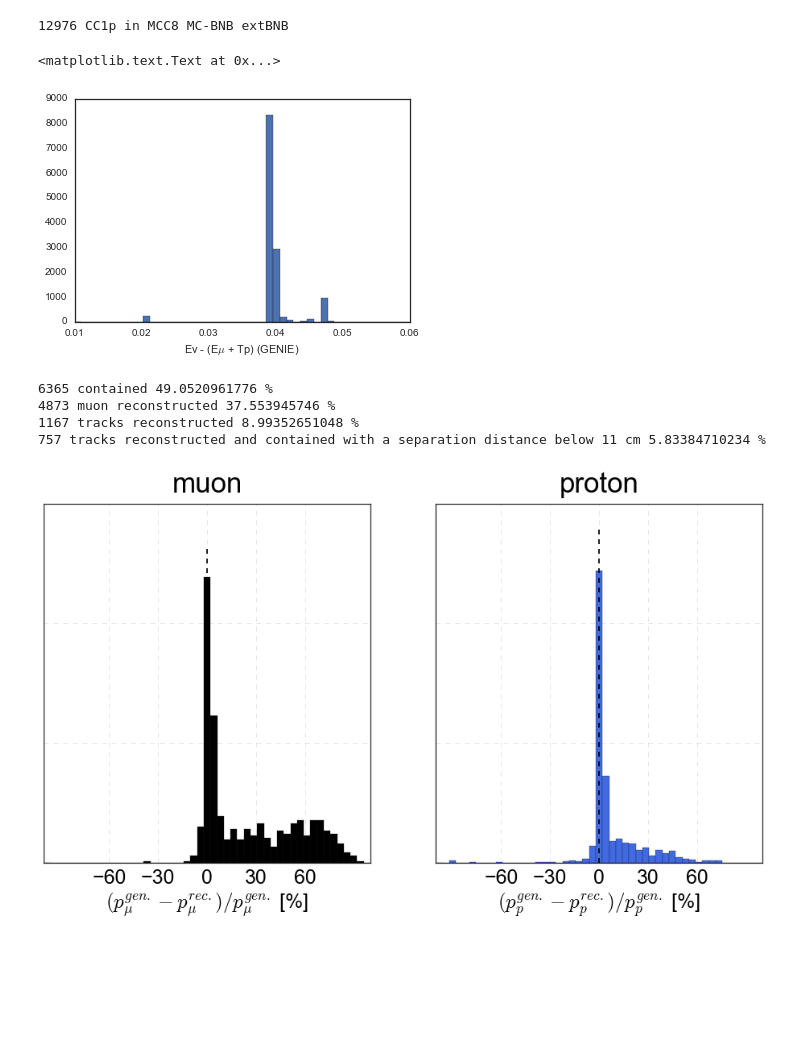
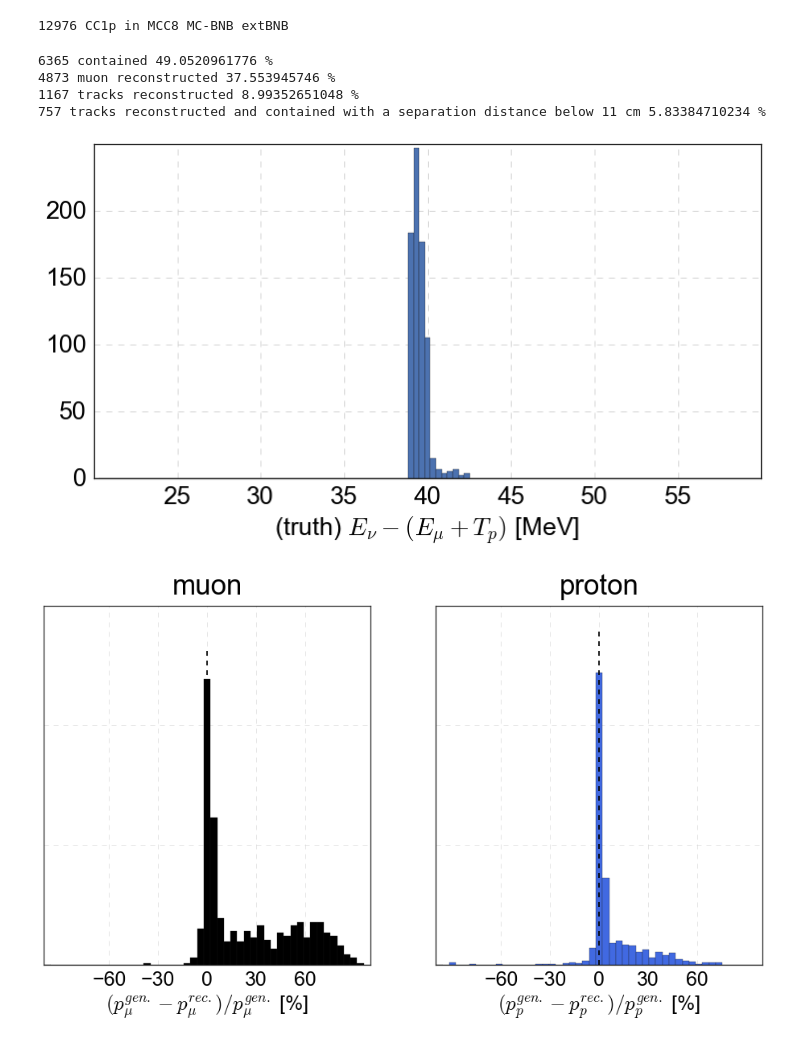
Before and after one commit to erezcoh4/AnalysisTreesInformation, a Jupyter notebook: CCQEPackage/notebooks/AnalysisReport/MomentumCorrection.ipynb, the cells around one changed output. Cells and saved outputs as stored; diff of their text form; code cells hidden in the pictures; blank space fills up the shorter version.

```diff
--- a/CCQEPackage/notebooks/AnalysisReport/MomentumCorrection.ipynb
+++ b/CCQEPackage/notebooks/AnalysisReport/MomentumCorrection.ipynb
@@ -13,14 +13,6 @@ MCC8_MCBNB_extBNB = pd.read_csv('/Users/erezcohen/Desktop/uBoone/analysis/ccqe_c
 print len(MCC8_MCBNB_extBNB),'CC1p in MCC8 MC-BNB extBNB'
 # %% [output]
 12976 CC1p in MCC8 MC-BNB extBNB
-# %%
-x = MCC8_MCBNB_extBNB['truth_Ev']-(MCC8_MCBNB_extBNB['truth_Emu']+MCC8_MCBNB_extBNB['truth_Ep']-0.939)
-plt.hist(x,bins=np.linspace(0.01,0.06,50));
-plt.xlabel('Ev - (E$\\mu$ + Tp) (GENIE)')
-# plt.text(0.2,1000,'%.3f'%(np.mean(x)))
-# %% [output]
-<matplotlib.text.Text at 0x...>
-[figure, removed]
 # %%
 MCC8_MCBNB_extBNBIsVertexContained = MCC8_MCBNB_extBNB[MCC8_MCBNB_extBNB.IsVertexContained==True]
 print len(MCC8_MCBNB_extBNBIsVertexContained),'contained',(100*float(len(MCC8_MCBNB_extBNBIsVertexContained))/len(MCC8_MCBNB_extBNB)),'%'
@@ -36,6 +28,17 @@ print len(GENIECC1p_in_FV_close_proximity),'tracks reconstructed and contained w
 4873 muon reconstructed 37.553945746 %
 1167 tracks reconstructed 8.99352651048 %
 757 tracks reconstructed and contained with a separation distance below 11 cm 5.83384710234 %
+# %%
+x = GENIECC1p_in_FV_close_proximity['truth_Ev']-(GENIECC1p_in_FV_close_proximity['truth_Emu']+GENIECC1p_in_FV_close_proximity['truth_Ep']-0.939)
+fig,ax=plt.subplots(figsize=(12,6))
+ax.hist(1000*x,bins=np.linspace(20,60,120));
+set_axes(ax,'(truth) $E_{\\nu} - (E_{\\mu} + T_{p})$ [MeV]' , '', fontsize=25)
+ax.xaxis.set_ticks([25,30,35,40,45,50,55])
+ax.yaxis.set_ticks([0,50,100,150,200])
+ax.grid(linestyle='--',alpha=0.75)
+# plt.text(0.2,1000,'%.3f'%(np.mean(x)))
+# %% [output]
+[figure, added]
 # %%
 ticks_color='black'
 bins = np.linspace(-100,100,50)
```
